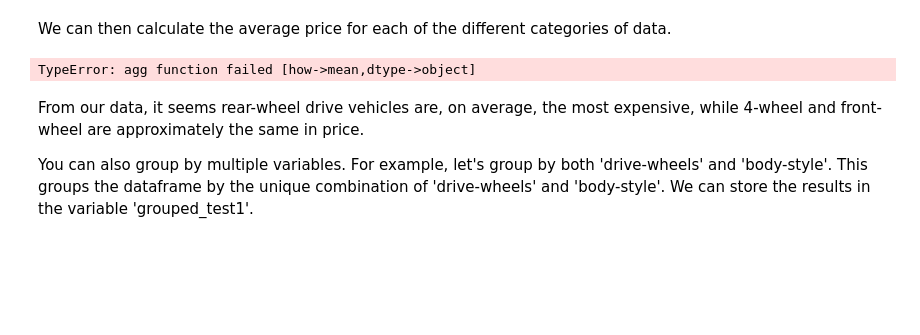
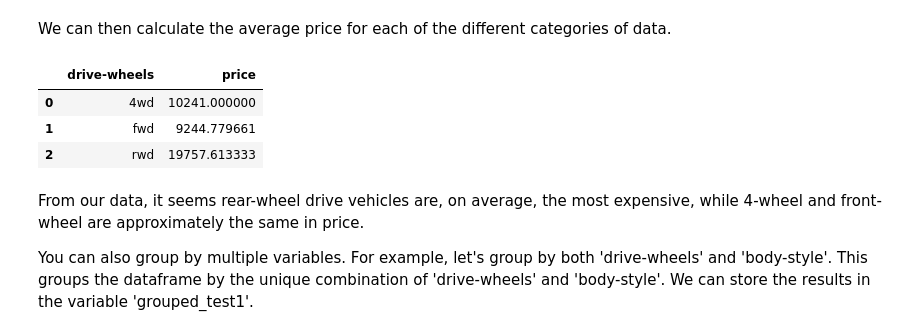
Before and after one commit to JP3000/learn-data-science, a Jupyter notebook: 04-data-analysis-with-python/DA0101EN-3.1-Exploratory_data_analysis_cars/Exploratory_data_analysis_cars.ipynb, the cells around one changed output. Cells and saved outputs as stored; diff of their text form; code cells hidden in the pictures; blank space fills up the shorter version.

```diff
--- a/04-data-analysis-with-python/DA0101EN-3.1-Exploratory_data_analysis_cars/Exploratory_data_analysis_cars.ipynb
+++ b/04-data-analysis-with-python/DA0101EN-3.1-Exploratory_data_analysis_cars/Exploratory_data_analysis_cars.ipynb
@@ -405,10 +417,13 @@ df_group_one = df[['drive-wheels','body-style','price']]
 We can then calculate the average price for each of the different categories of data.
 # %%
 # grouping results
-df_group_one = df_group_one.groupby(['drive-wheels'],as_index=False).mean()
+df_group_one = df_group_one.groupby(['drive-wheels'],as_index=False).mean(numeric_only=True)
 df_group_one
 # %% [output]
-TypeError: agg function failed [how->mean,dtype->object]
+|  | drive-wheels | price |
+| 0 | 4wd | 10241.000000 |
+| 1 | fwd | 9244.779661 |
+| 2 | rwd | 19757.613333 |
 # %% [markdown]
 <p>From our data, it seems rear-wheel drive vehicles are, on average, the most expensive, while 4-wheel and front-wheel are approximately the same in price.</p>
 
```
Also changed, not shown: parts of 23 cells of this notebook, 7 other files.
